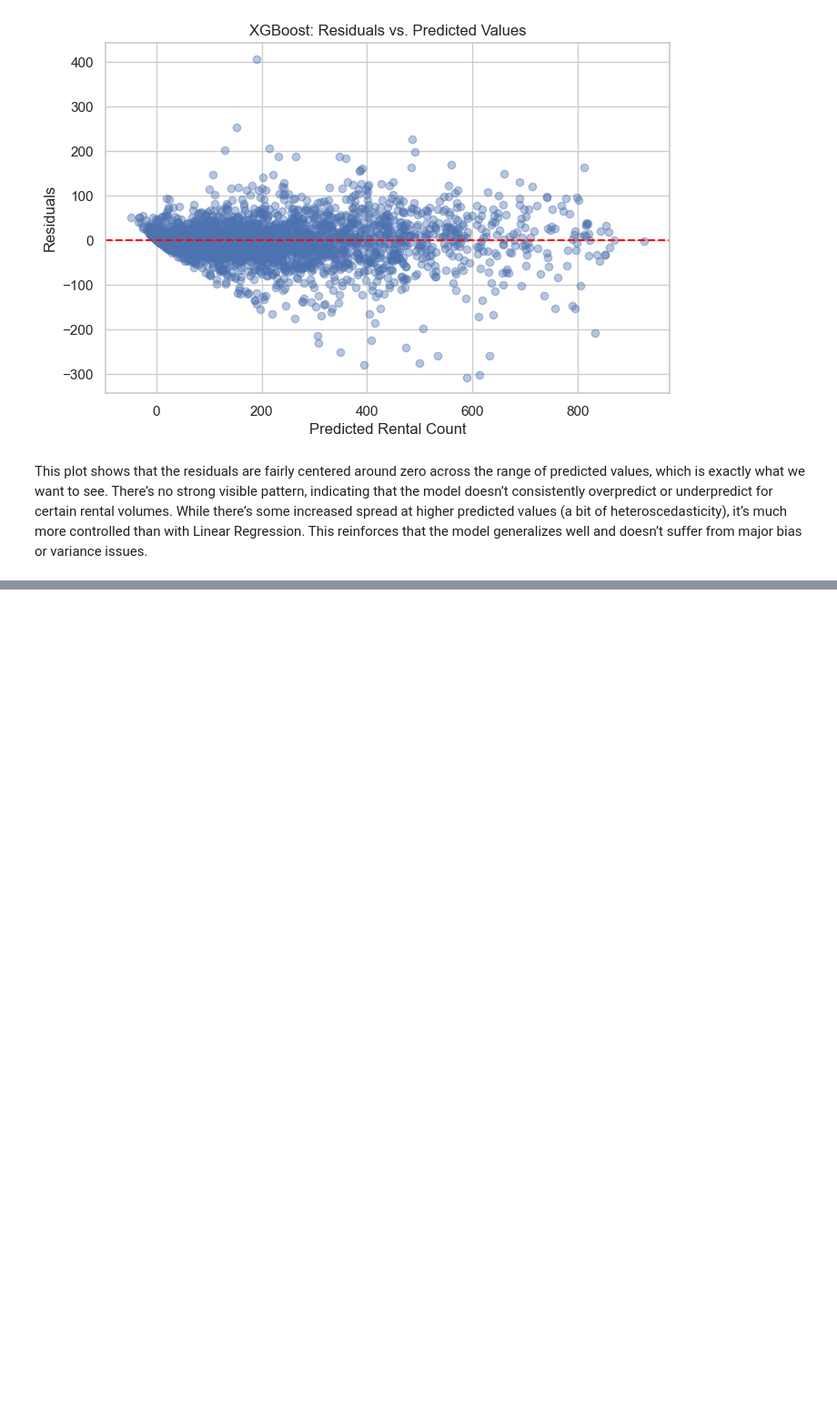
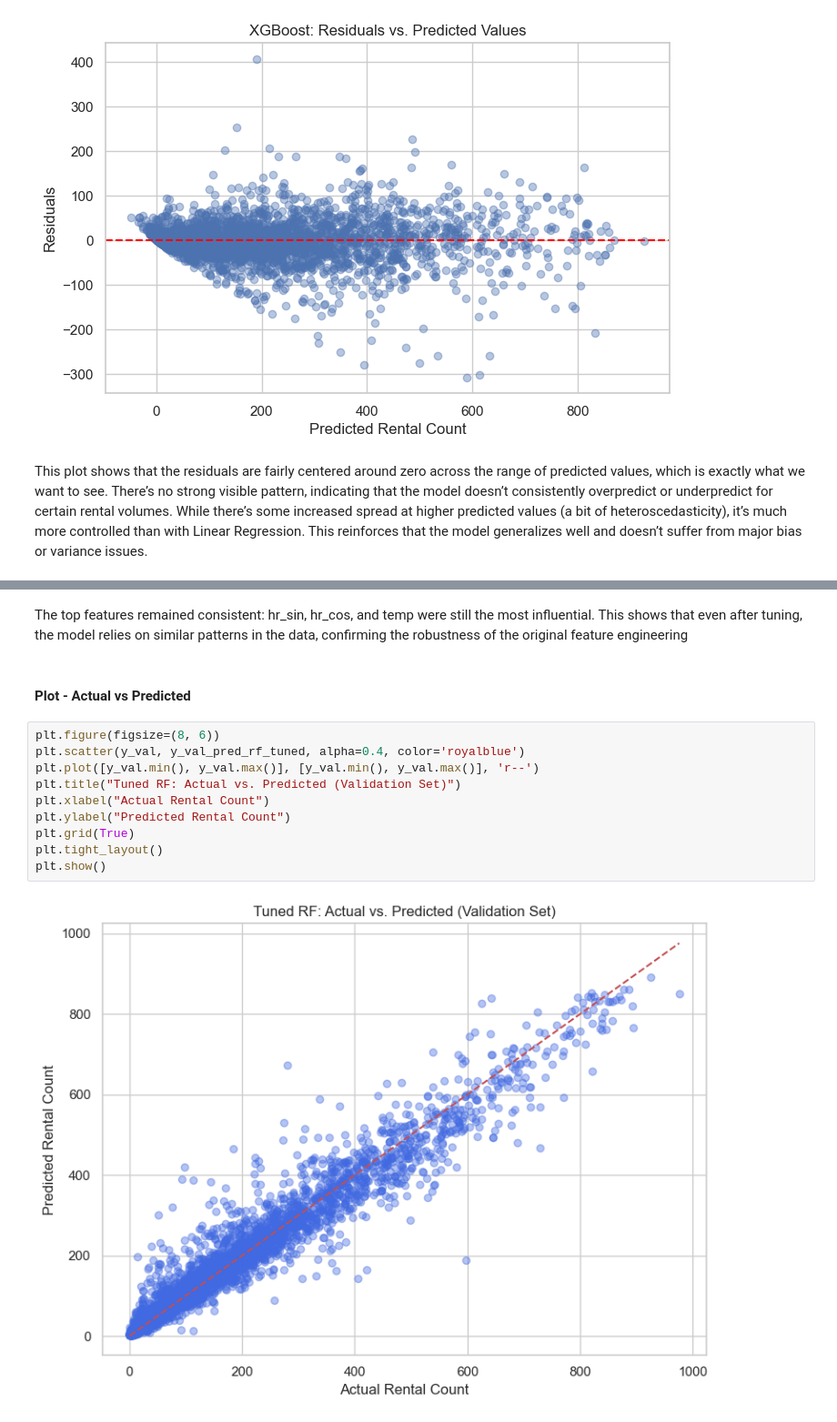
Before and after one commit to sofiagzzloz/ML-fundamentals-2025, a Jupyter notebook: assignmentII/assignment_2_sofia_gonzalez.ipynb, the cells around one changed output, grey strips where cells are left out. Shown at 91% size. Cells and saved outputs as stored; diff of their text form; blank space fills up the shorter version.

```diff
--- a/assignmentII/assignment_2_sofia_gonzalez.ipynb
+++ b/assignmentII/assignment_2_sofia_gonzalez.ipynb
@@ -628,0 +708,16 @@ This plot shows that the residuals are fairly centered around zero across the ra
+# %% [markdown]
+The top features remained consistent: hr_sin, hr_cos, and temp were still the most influential. This shows that even after tuning, the model relies on similar patterns in the data, confirming the robustness of the original feature engineering
+# %% [markdown]
+#### Plot - Actual vs Predicted
+# %%
+plt.figure(figsize=(8, 6))
+plt.scatter(y_val, y_val_pred_rf_tuned, alpha=0.4, color='royalblue')
+plt.plot([y_val.min(), y_val.max()], [y_val.min(), y_val.max()], 'r--')
+plt.title("Tuned RF: Actual vs. Predicted (Validation Set)")
+plt.xlabel("Actual Rental Count")
+plt.ylabel("Predicted Rental Count")
+plt.grid(True)
+plt.tight_layout()
+plt.show()
+# %% [output]
+[figure, added]
```
Also changed, not shown: parts of 31 cells of this notebook.
